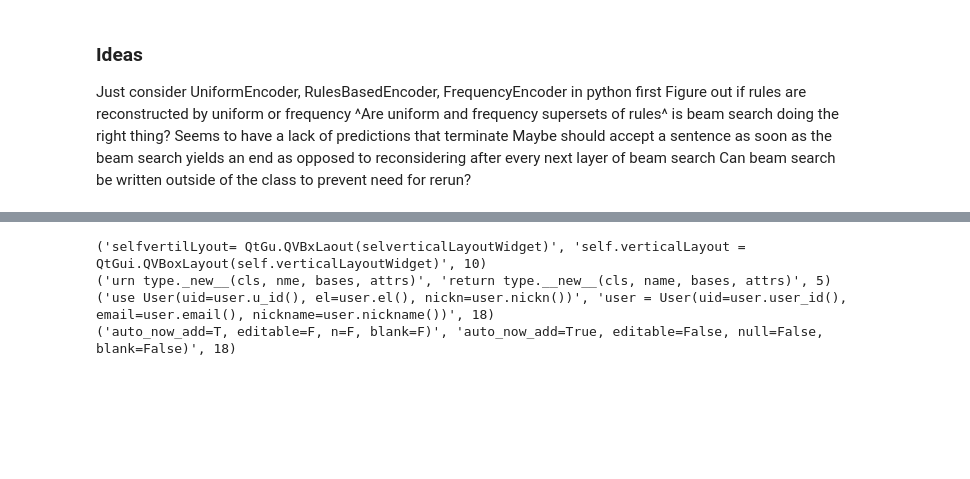
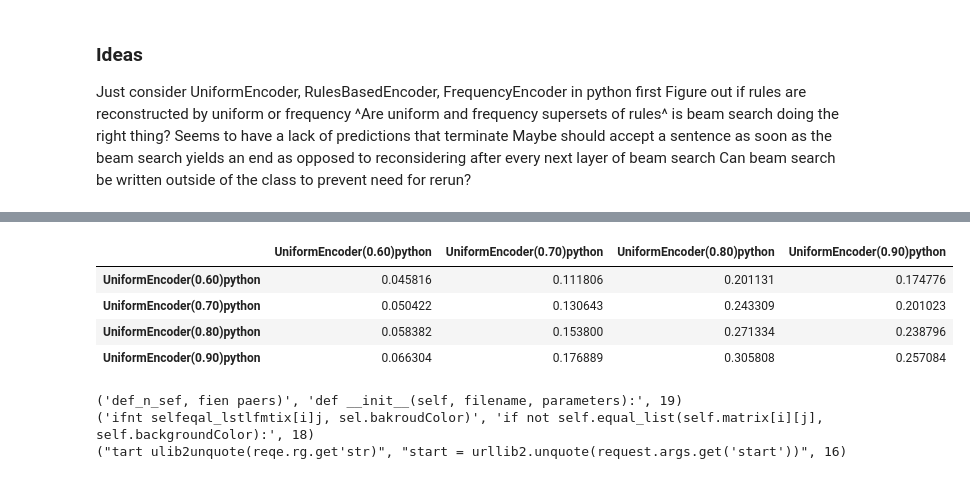
Before and after one commit to gpoesia/cs224n-project, a Jupyter notebook: Results.ipynb, the cells around one changed output, grey strips where cells are left out. Cells and saved outputs as stored; diff of their text form; code cells hidden in the pictures; blank space fills up the shorter version.

```diff
--- a/Results.ipynb
+++ b/Results.ipynb
@@ -455 +437,9 @@ accuracy_table([unif8,unif9,freq8,freq9],full_dataset['python']['test'][:400])
+# %%
+visual_accuracy_table(loaded_models,full_dataset['python']['test'][:200], edit_accuracy)
+# %% [output]
+|  | UniformEncoder(0.60)python | UniformEncoder(0.70)python | UniformEncoder(0.80)python | UniformEncoder(0.90)python |
+| UniformEncoder(0.60)python | 0.045816 | 0.111806 | 0.201131 | 0.174776 |
+| UniformEncoder(0.70)python | 0.050422 | 0.130643 | 0.243309 | 0.201023 |
+| UniformEncoder(0.80)python | 0.058382 | 0.153800 | 0.271334 | 0.238796 |
+| UniformEncoder(0.90)python | 0.066304 | 0.176889 | 0.305808 | 0.257084 |
 # %%
@@ -467,10 +457,10 @@ def worst_example(model, dataset):
-# %%
-print(best_example(unif8, full_dataset['python']['test'][:1000]))
-print(best_example(unif9, full_dataset['python']['test'][:1000]))
-print(best_example(freq8, full_dataset['python']['test'][:1000]))
-print(best_example(rules, full_dataset['python']['test'][:1000]))
-# %% [output]
-('selfvertilLyout= QtGu.QVBxLaout(selverticalLayoutWidget)', 'self.verticalLayout = QtGui.QVBoxLayout(self.verticalLayoutWidget)', 10)
-('urn type._new__(cls, nme, bases, attrs)', 'return type.__new__(cls, name, bases, attrs)', 5)
-('use User(uid=user.u_id(), el=user.el(), nickn=user.nickn())', 'user = User(uid=user.user_id(), email=user.email(), nickname=user.nickname())', 18)
-('auto_now_add=T, editable=F, n=F, blank=F)', 'auto_now_add=True, editable=False, null=False, blank=False)', 18)
+# %%
+for x in best_example(loaded_models[0], full_dataset['python']['test'][:10000], k=3):
+    print(x)
+print()
+#for x in worst_example(loaded_models[1], full_dataset['python']['test'][:1000], k=3):
+#    print(x)
+# %% [output]
+('def_n_sef, fien paers)', 'def __init__(self, filename, parameters):', 19)
+('ifnt selfeqal_lstlfmtix[i]j, sel.bakroudColor)', 'if not self.equal_list(self.matrix[i][j], self.backgroundColor):', 18)
+("tart ulib2unquote(reqe.rg.get'str)", "start = urllib2.unquote(request.args.get('start'))", 16)
```
Also changed, not shown: parts of 26 cells of this notebook, 6 other files.
